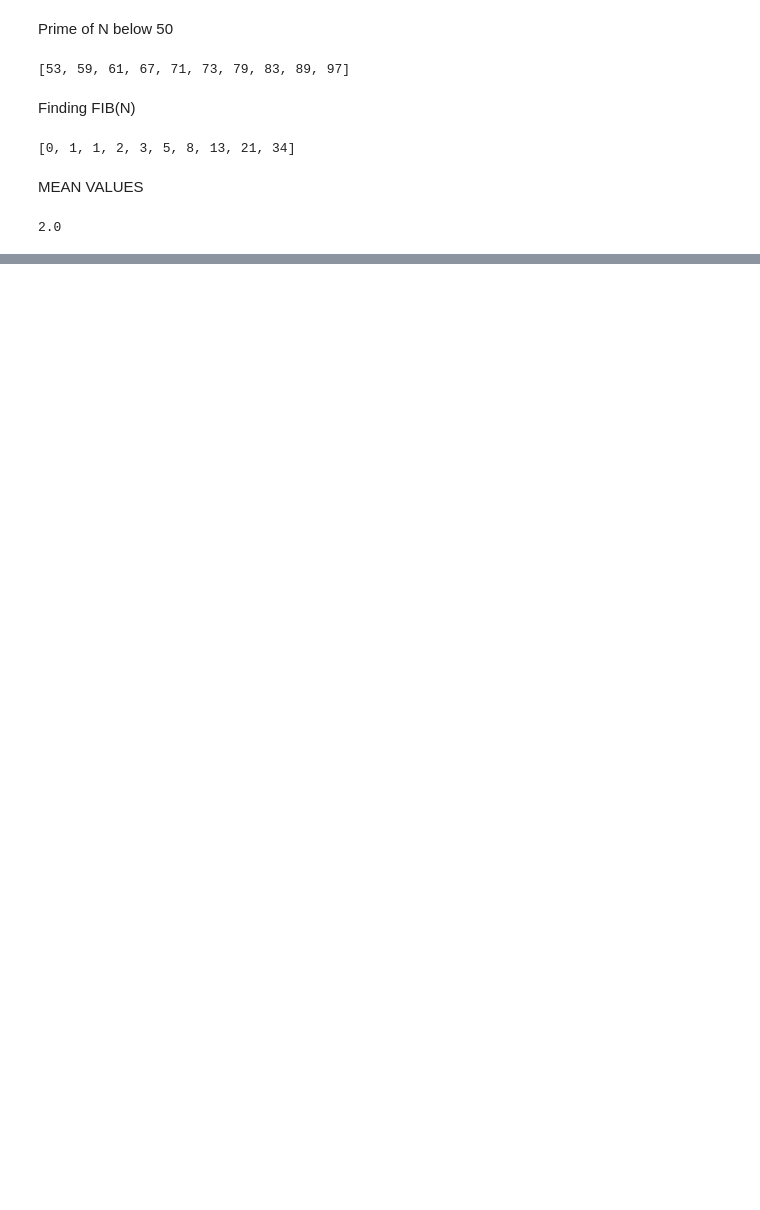
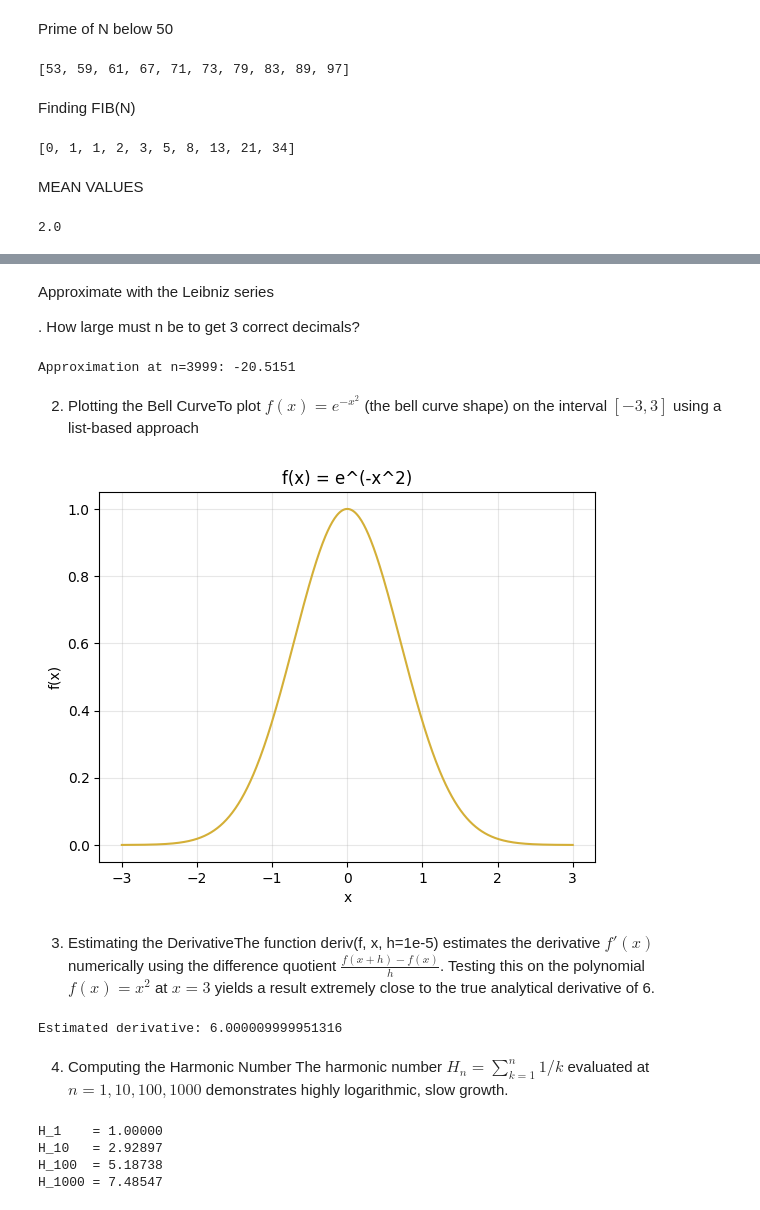
Before and after one commit to Tioluwanim/math-for-ml-lab, a Jupyter notebook: DayOne_python_basics_for_math.ipynb, the cells around one changed output, grey strips where cells are left out. Cells and saved outputs as stored; diff of their text form; code cells hidden in the pictures; blank space fills up the shorter version.

```diff
--- a/DayOne_python_basics_for_math.ipynb
+++ b/DayOne_python_basics_for_math.ipynb
@@ -44,0 +63,6 @@ mean([1,2,3])
+# %%
+import math
+def sigmoid(x):
+  return 1 / (1 + math.exp(-x))
+for x in range(-3, 4):
+  print(f"sigmoid({x:2d}) = {sigmoid(x):.4f}")
@@ -44,0 +77,51 @@ mean([1,2,3])
+# %% [markdown]
+Approximate
+ with the Leibniz series
+
+. How large must n be to get 3 correct decimals?
+# %%
+def approximate_pi(n):
+  return 4 * sum(-1**k / (2*k + 1) for k in range(n + 1))
+print(f"Approximation at n=3999: {approximate_pi(3999):.4f}")
+# %% [output]
+Approximation at n=3999: -20.5151
+# %% [markdown]
+2. Plotting the Bell CurveTo plot $f(x) = e^{-x^2}$ (the bell curve shape) on the interval $[-3, 3]$ using a list-based approach
+# %%
+import matplotlib.pyplot as plt
+import math
+
+x_vals = [x / 100 for x in range(-300, 301)]
+y_vals = [math.exp(-x**2) for x in x_vals]
+
+plt.plot(x_vals, y_vals, color='#D4AF37')
+plt.title("f(x) = e^(-x^2)")
+plt.xlabel("x")
+plt.ylabel("f(x)")
+plt.grid(True, alpha=0.3)
+plt.show()
+# %% [output]
+[figure, added]
+# %% [markdown]
+3. Estimating the DerivativeThe function deriv(f, x, h=1e-5) estimates the derivative $f'(x)$ numerically using the difference quotient $\frac{f(x+h) - f(x)}{h}$. Testing this on the polynomial $f(x) = x^2$ at $x = 3$ yields a result extremely close to the true analytical derivative of 6.
+# %%
+def deriv(f, x, h=1e-5):
+  return (f(x+h)-f(x))/h
+slope = deriv(lambda x: x**2, 3)
+print(f"Estimated derivative: {slope}")
+# %% [output]
+Estimated derivative: 6.000009999951316
+# %% [markdown]
+4. Computing the Harmonic Number
+The harmonic number $H_n = \sum_{k=1}^n 1/k$ evaluated at $n = 1, 10, 100, 1000$ demonstrates highly logarithmic, slow growth.
+# %%
+def harmonic_number(n):
+  return sum(1/k for k in range(1, n + 1))
+n_values = [1, 10, 100, 1000]
+for n in n_values:
+  print(f"H_{n:<4} = {harmonic_number(n):.5f}")
+# %% [output]
+H_1    = 1.00000
+H_10   = 2.92897
+H_100  = 5.18738
+H_1000 = 7.48547
```
Also changed, not shown: parts of 4 cells of this notebook.
